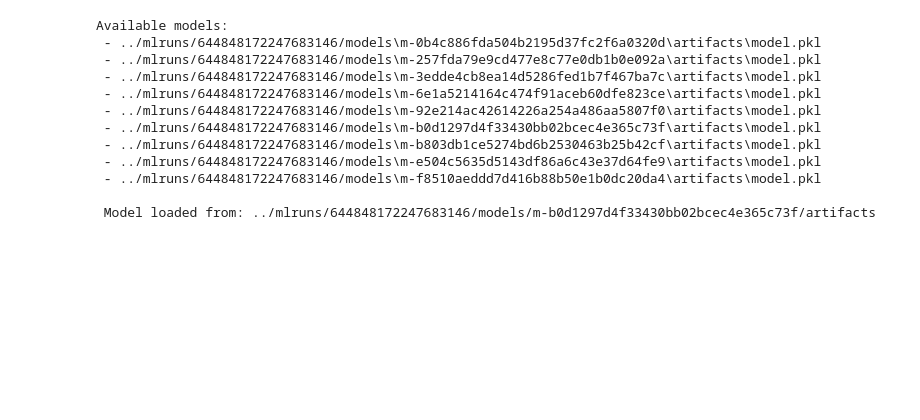
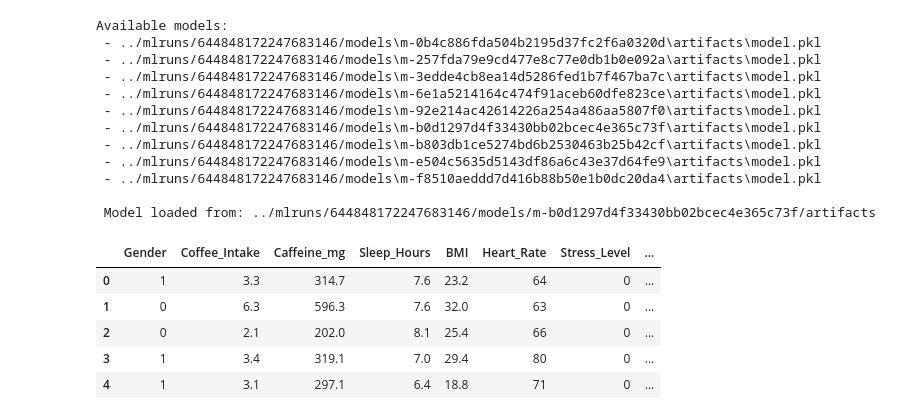
Before and after one commit to riada-zotiny/Processus_data, a Jupyter notebook: notebooks/03_explainability.ipynb, the cells around one changed output. Saved outputs shown, nothing was run; the diff lists cells and outputs as text; code cells hidden in the pictures; blank space fills up the shorter version.

```diff
--- a/notebooks/03_explainability.ipynb
+++ b/notebooks/03_explainability.ipynb
@@ -53,6 +60,15 @@ Available models:
  - ../mlruns/644848172247683146/models\m-f8510aeddd7d416b88b50e1b0dc20da4\artifacts\model.pkl
 
  Model loaded from: ../mlruns/644848172247683146/models/m-b0d1297d4f33430bb02bcec4e365c73f/artifacts
+# %%
+X_test.head()
+# %% [output]
+|  | Gender | Coffee_Intake | Caffeine_mg | Sleep_Hours | BMI | Heart_Rate | Stress_Level | ... |
+| 0 | 1 | 3.3 | 314.7 | 7.6 | 23.2 | 64 | 0 | ... |
+| 1 | 0 | 6.3 | 596.3 | 7.6 | 32.0 | 63 | 0 | ... |
+| 2 | 0 | 2.1 | 202.0 | 8.1 | 25.4 | 66 | 0 | ... |
+| 3 | 1 | 3.4 | 319.1 | 7.0 | 29.4 | 80 | 0 | ... |
+| 4 | 1 | 3.1 | 297.1 | 6.4 | 18.8 | 71 | 0 | ... |
 # %%
 predict_fn = lambda X: calculate_probas(model, X)[1]
 
```
Also changed, not shown: parts of 5 cells of this notebook, 1 other file.
